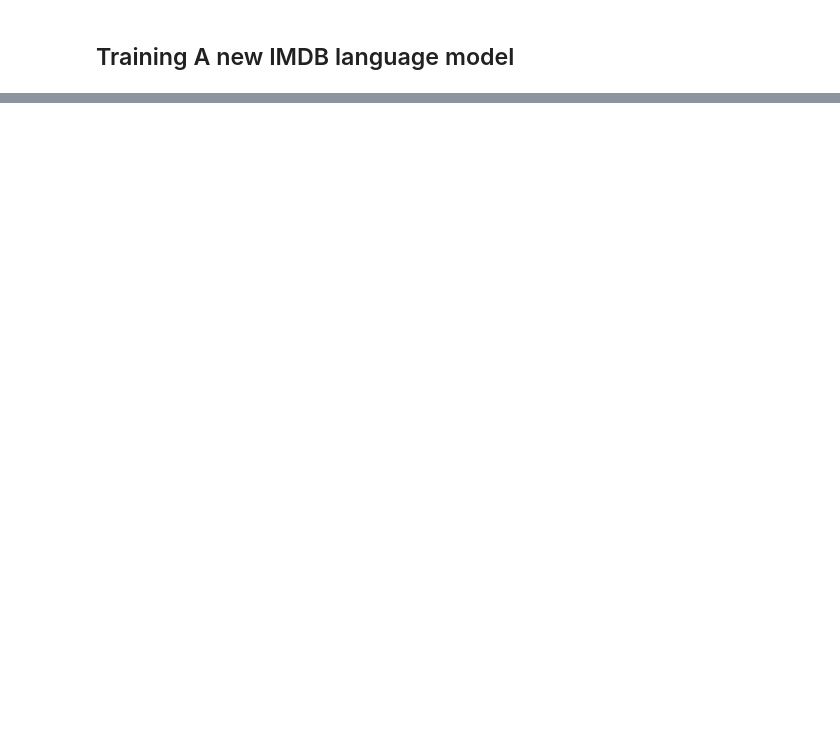
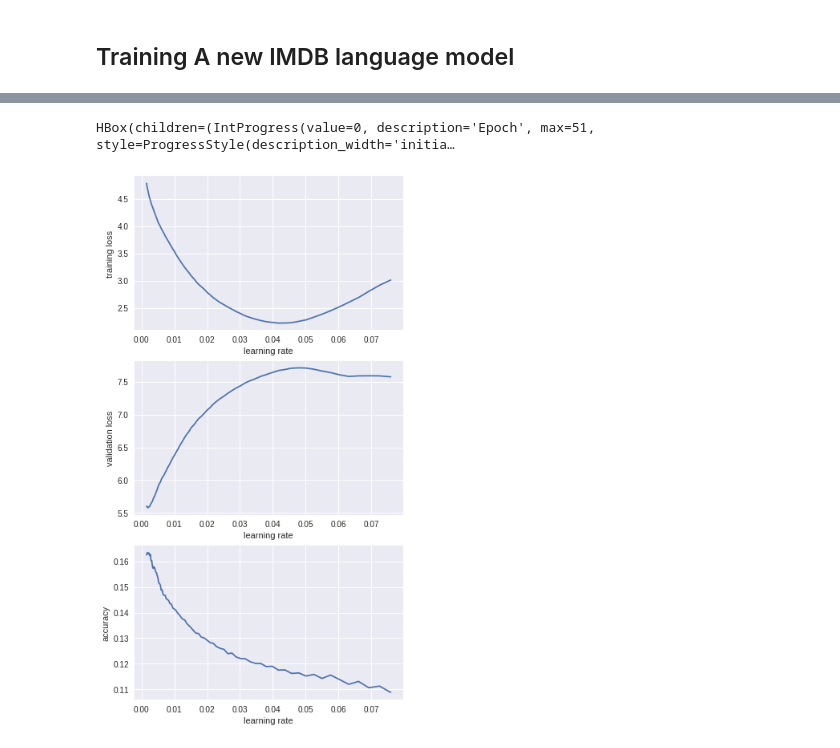
Before and after one commit to dpalominop/AdvacedSentimentAnalysis, a Jupyter notebook: scr/ULMFit.ipynb, the cells around one changed output, grey strips where cells are left out. Saved outputs shown, nothing was run; the diff lists cells and outputs as text; code cells hidden in the pictures; blank space fills up the shorter version.

```diff
--- a/scr/ULMFit.ipynb
+++ b/scr/ULMFit.ipynb
@@ -106,7 +83,7 @@ ULMFIT_PATH = DATA_PATH + 'ulmfit/'
 # %%
 trn_dl = LanguageModelLoader(np.concatenate(train_ids), bs, bptt)
-val_dl = LanguageModelLoader(np.concatenate(test_ids), bs, bptt)
-md     = LanguageModelData(ULMFIT_PATH, 1, vs, trn_dl, val_dl, bs=bs, bptt=bptt)
+val_dl = LanguageModelLoader(np.concatenate(test_ids), bs//4, bptt)
+md     = LanguageModelData(TASS_PATH, 1, vs, trn_dl, val_dl, bs=bs, bptt=bptt)
 # %%
 drops = np.array([0.25, 0.1, 0.2, 0.02, 0.15])*0.7
 # %%
@@ -117,5 +94,5 @@ learner.freeze_to(-1)
 # %%
 learner.model.load_state_dict(wgts)
 # %%
-lr=1e-3
+lr  = 1e-2
 lrs = lr
@@ -122,3 +101,3 @@ lrs = lr
 # %%
-learner.fit(lrs/2, 1, wds=wd, use_clr=(32,2), cycle_len=1)
+learner.fit(lrs, 1 , wds=wd, use_clr=(32,2), cycle_len=10)
 # %% [output]
@@ -126,0 +119,2 @@ RuntimeError: cuda runtime error (8) : invalid device function at /pytorch/torch
+# %%
+learner.load(TASS_PATH + 'lm_last_ft')
@@ -126,0 +123,6 @@ RuntimeError: cuda runtime error (8) : invalid device function at /pytorch/torch
+# %%
+learner.lr_find2(start_lr=lrs/10, end_lr=lrs*10, num_it=100)
+learner.sched.plot()
+# %% [output]
+HBox(children=(IntProgress(value=0, description='Epoch', max=51, style=ProgressStyle(description_width='initia…
+[figure, added]
```
Also changed, not shown: parts of 56 cells of this notebook, 2 other files.
